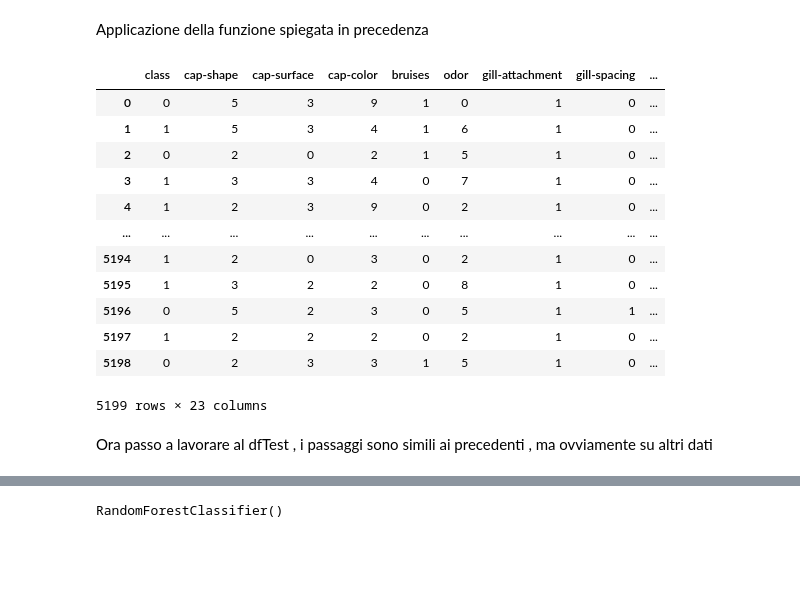
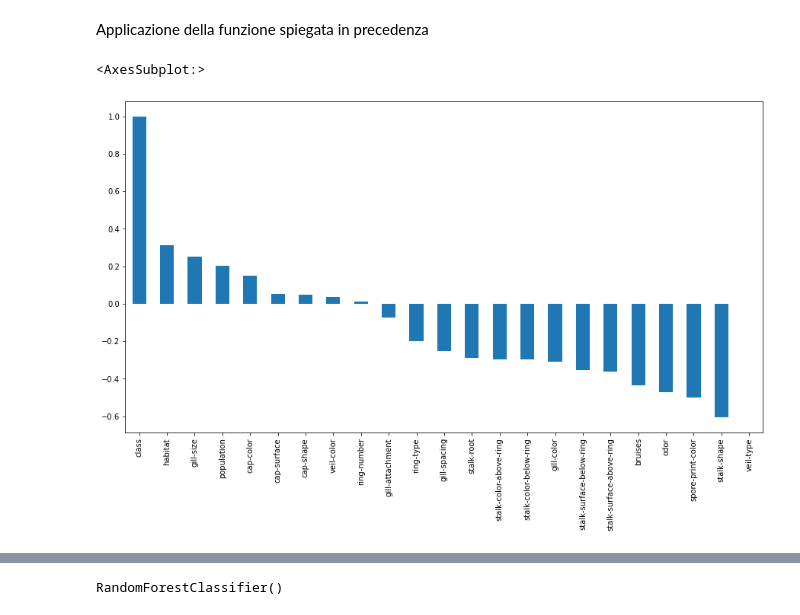
Before and after one commit to alegio98/Mushroom-Dataset, a Jupyter notebook: train.ipynb, the cells around one changed output, grey strips where cells are left out. Drawn from its saved outputs; the diff is of its cells as text; code cells hidden in the pictures; blank space fills up the shorter version.

```diff
--- a/train.ipynb
+++ b/train.ipynb
@@ -143,23 +371,8 @@ Label [0 1]
 # %% [markdown]
 Applicazione della funzione spiegata in precedenza
 # %%
-x_df=dfTrain.drop('class',1)
-x_df= dfTrain.drop('Label',1)  #Estraggo le altre colonne del dataset senza la colonna "label" e le salvo in un'altra variabile (x_train)
-x_train = x_df
-x_train
+plt.figure(figsize=(15,8))
+dfTrainxPlots.corr()['class'].sort_values(ascending = False).plot(kind='bar')
 # %% [output]
-|  | class | cap-shape | cap-surface | cap-color | bruises | odor | gill-attachment | gill-spacing | ... |
-| 0 | 0 | 5 | 3 | 9 | 1 | 0 | 1 | 0 | ... |
-| 1 | 1 | 5 | 3 | 4 | 1 | 6 | 1 | 0 | ... |
-| 2 | 0 | 2 | 0 | 2 | 1 | 5 | 1 | 0 | ... |
-| 3 | 1 | 3 | 3 | 4 | 0 | 7 | 1 | 0 | ... |
-| 4 | 1 | 2 | 3 | 9 | 0 | 2 | 1 | 0 | ... |
-| ... | ... | ... | ... | ... | ... | ... | ... | ... | ... |
-| 5194 | 1 | 2 | 0 | 3 | 0 | 2 | 1 | 0 | ... |
-| 5195 | 1 | 3 | 2 | 2 | 0 | 8 | 1 | 0 | ... |
-| 5196 | 0 | 5 | 2 | 3 | 0 | 5 | 1 | 1 | ... |
-| 5197 | 1 | 2 | 2 | 2 | 0 | 2 | 1 | 0 | ... |
-| 5198 | 0 | 2 | 3 | 3 | 1 | 5 | 1 | 0 | ... |
-5199 rows × 23 columns
+<AxesSubplot:>
+[figure, added]
-# %% [markdown]
-Ora passo a lavorare al dfTest , i passaggi sono simili ai precedenti , ma ovviamente su altri dati
```
Also changed, not shown: parts of 69 cells of this notebook, 5 other files.
